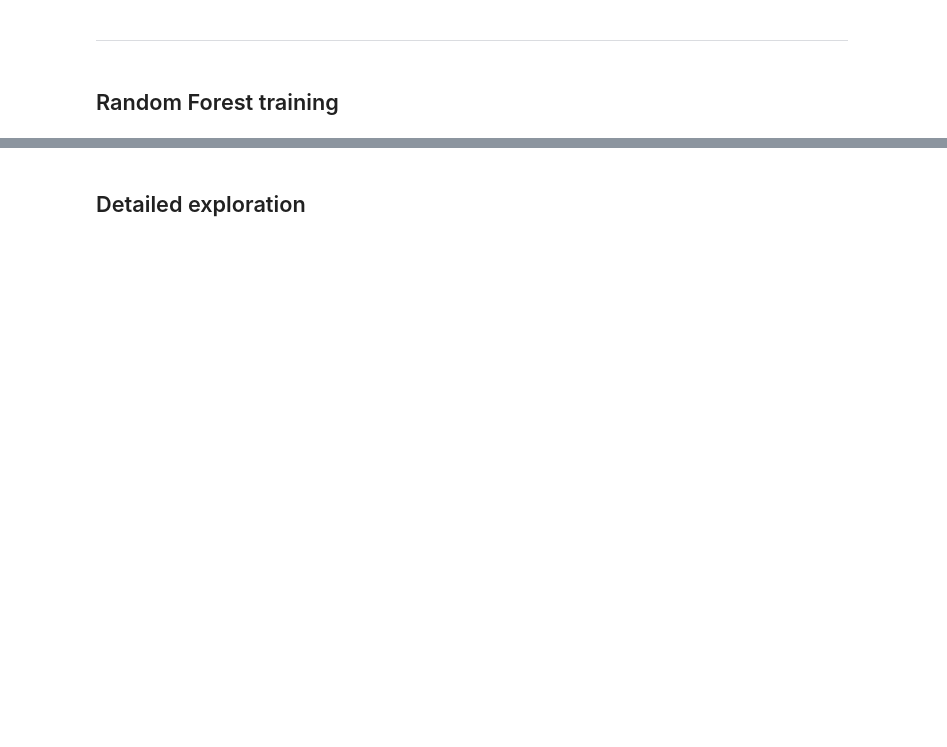
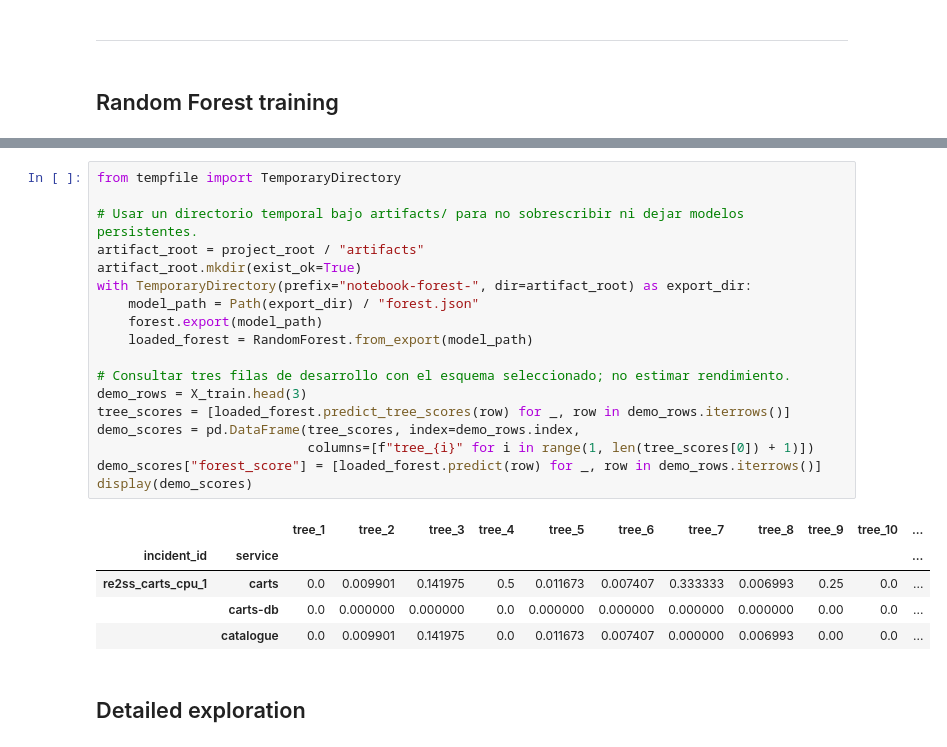
Before and after one commit to SrLambda/RandomForest-Implementation, a Jupyter notebook: notebooks/Untitled.ipynb, the cells around one changed output, grey strips where cells are left out. Cells and saved outputs as stored; diff of their text form; blank space fills up the shorter version.

```diff
--- a/notebooks/Untitled.ipynb
+++ b/notebooks/Untitled.ipynb
@@ -335,3 +415,27 @@ print(f"Built {len(forest._trees)} trees.")
+# %%
+from tempfile import TemporaryDirectory
+
+# Usar un directorio temporal bajo artifacts/ para no sobrescribir ni dejar modelos persistentes.
+artifact_root = project_root / "artifacts"
+artifact_root.mkdir(exist_ok=True)
+with TemporaryDirectory(prefix="notebook-forest-", dir=artifact_root) as export_dir:
+    model_path = Path(export_dir) / "forest.json"
+    forest.export(model_path)
+    loaded_forest = RandomForest.from_export(model_path)
+
+# Consultar tres filas de desarrollo con el esquema seleccionado; no estimar rendimiento.
+demo_rows = X_train.head(3)
+tree_scores = [loaded_forest.predict_tree_scores(row) for _, row in demo_rows.iterrows()]
+demo_scores = pd.DataFrame(tree_scores, index=demo_rows.index,
+                           columns=[f"tree_{i}" for i in range(1, len(tree_scores[0]) + 1)])
+demo_scores["forest_score"] = [loaded_forest.predict(row) for _, row in demo_rows.iterrows()]
+display(demo_scores)
+# %% [output]
+|  |  | tree_1 | tree_2 | tree_3 | tree_4 | tree_5 | tree_6 | tree_7 | tree_8 | tree_9 | tree_10 | ... |
+| incident_id | service |  |  |  |  |  |  |  |  |  |  | ... |
+| re2ss_carts_cpu_1 | carts | 0.0 | 0.009901 | 0.141975 | 0.5 | 0.011673 | 0.007407 | 0.333333 | 0.006993 | 0.25 | 0.0 | ... |
+|  | carts-db | 0.0 | 0.000000 | 0.000000 | 0.0 | 0.000000 | 0.000000 | 0.000000 | 0.000000 | 0.00 | 0.0 | ... |
+|  | catalogue | 0.0 | 0.009901 | 0.141975 | 0.0 | 0.011673 | 0.007407 | 0.000000 | 0.006993 | 0.00 | 0.0 | ... |
 # %% [markdown]
 ## Detailed exploration
 # %%
```
Also changed, not shown: parts of 16 cells of this notebook, 9 other files.
